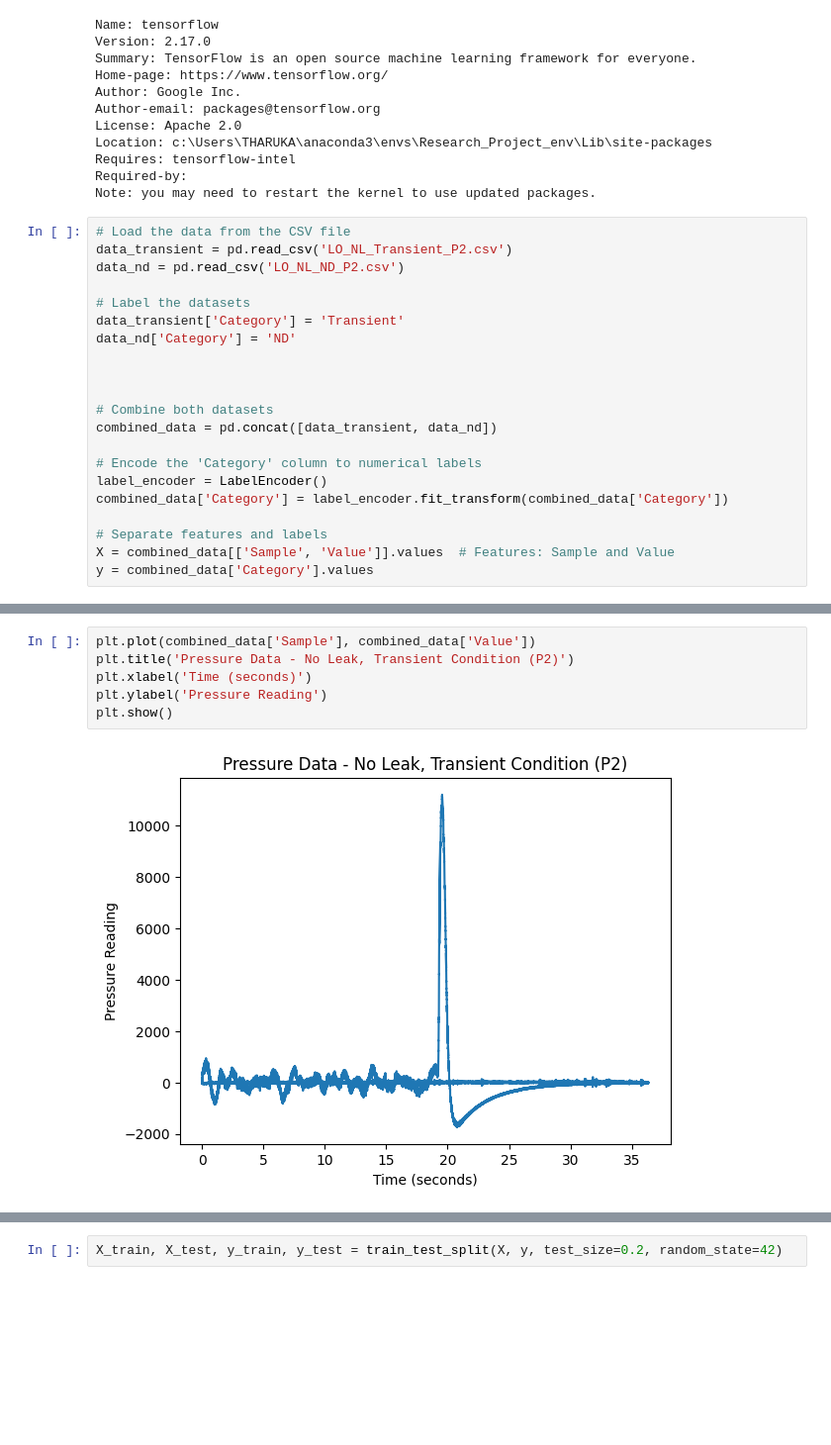
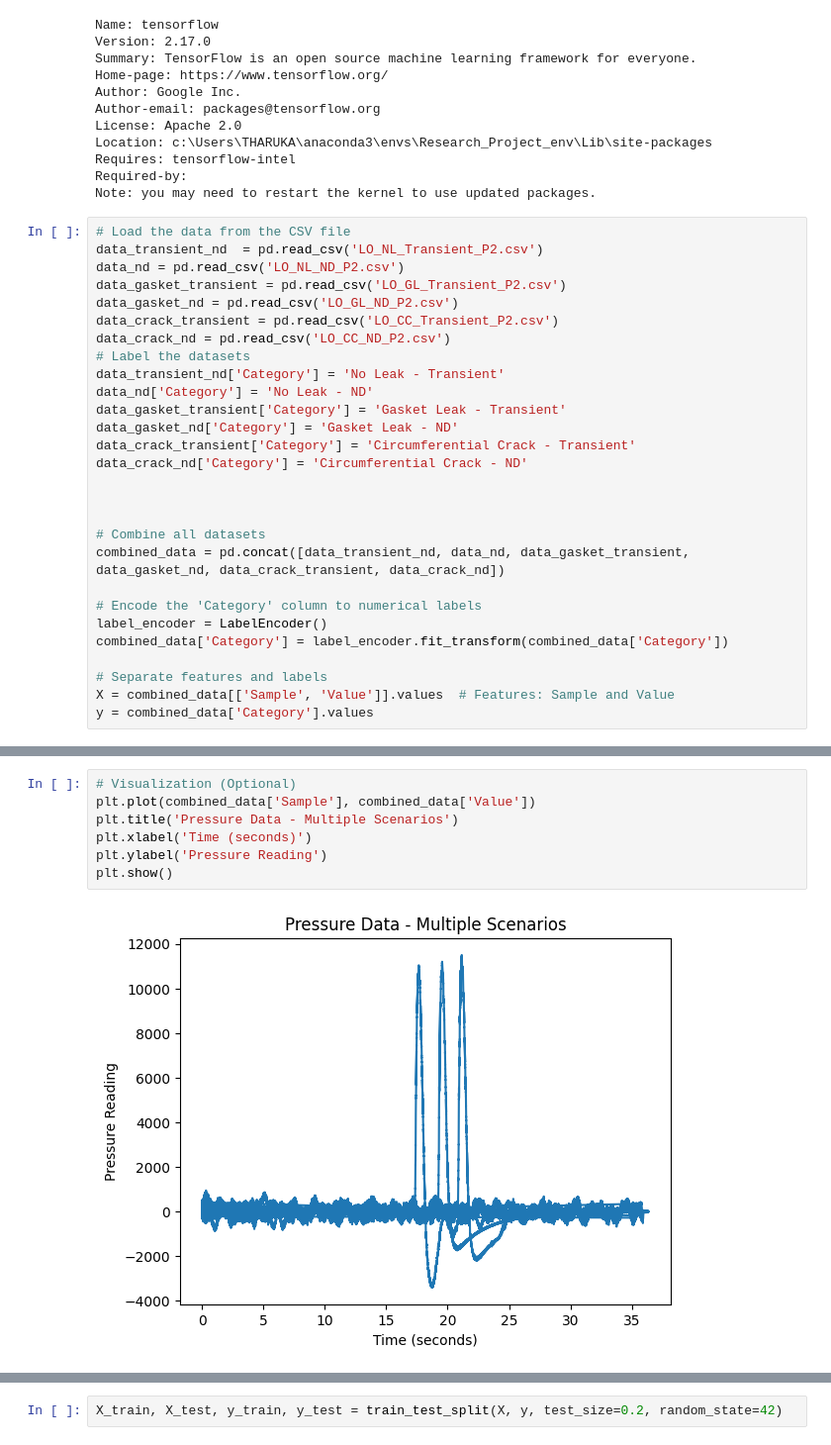
Before and after one commit to TLG442/Research_Project, a Jupyter notebook: Research_model.ipynb, the cells around one changed output, grey strips where cells are left out. Shown at 99% size. Saved outputs shown, nothing was run; the diff lists cells and outputs as text; blank space fills up the shorter version.

```diff
--- a/Research_model.ipynb
+++ b/Research_model.ipynb
@@ -42,17 +42,24 @@ Required-by:
 Note: you may need to restart the kernel to use updated packages.
 # %%
 # Load the data from the CSV file
-data_transient = pd.read_csv('LO_NL_Transient_P2.csv')
+data_transient_nd  = pd.read_csv('LO_NL_Transient_P2.csv')
 data_nd = pd.read_csv('LO_NL_ND_P2.csv')
-
+data_gasket_transient = pd.read_csv('LO_GL_Transient_P2.csv')
+data_gasket_nd = pd.read_csv('LO_GL_ND_P2.csv')
+data_crack_transient = pd.read_csv('LO_CC_Transient_P2.csv')
+data_crack_nd = pd.read_csv('LO_CC_ND_P2.csv')
 # Label the datasets
-data_transient['Category'] = 'Transient'
-data_nd['Category'] = 'ND'
+data_transient_nd['Category'] = 'No Leak - Transient'
+data_nd['Category'] = 'No Leak - ND'
+data_gasket_transient['Category'] = 'Gasket Leak - Transient'
+data_gasket_nd['Category'] = 'Gasket Leak - ND'
+data_crack_transient['Category'] = 'Circumferential Crack - Transient'
+data_crack_nd['Category'] = 'Circumferential Crack - ND'
 
 
 
-# Combine both datasets
-combined_data = pd.concat([data_transient, data_nd])
+# Combine all datasets
+combined_data = pd.concat([data_transient_nd, data_nd, data_gasket_transient, data_gasket_nd, data_crack_transient, data_crack_nd])
 
 # Encode the 'Category' column to numerical labels
 label_encoder = LabelEncoder()
@@ -69,9 +76,10 @@ Number of rows: 1838113
 # %%
+# Visualization (Optional)
 plt.plot(combined_data['Sample'], combined_data['Value'])
-plt.title('Pressure Data - No Leak, Transient Condition (P2)')
+plt.title('Pressure Data - Multiple Scenarios')
 plt.xlabel('Time (seconds)')
 plt.ylabel('Pressure Reading')
 plt.show()
 # %% [output]
-[figure, old version]
+[figure, new version]
 # %%
```
Also changed, not shown: parts of 7 cells of this notebook, 1 other file.
